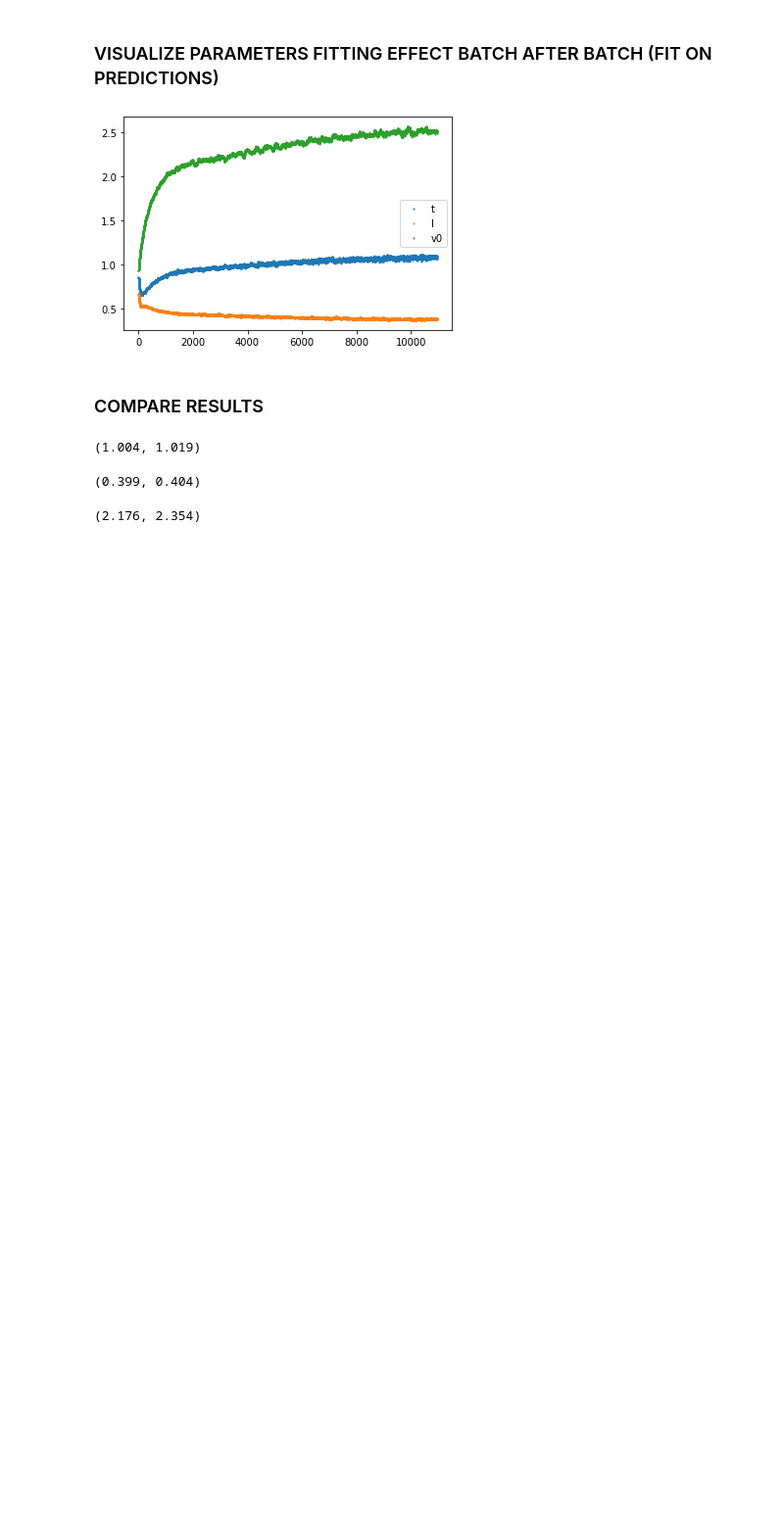
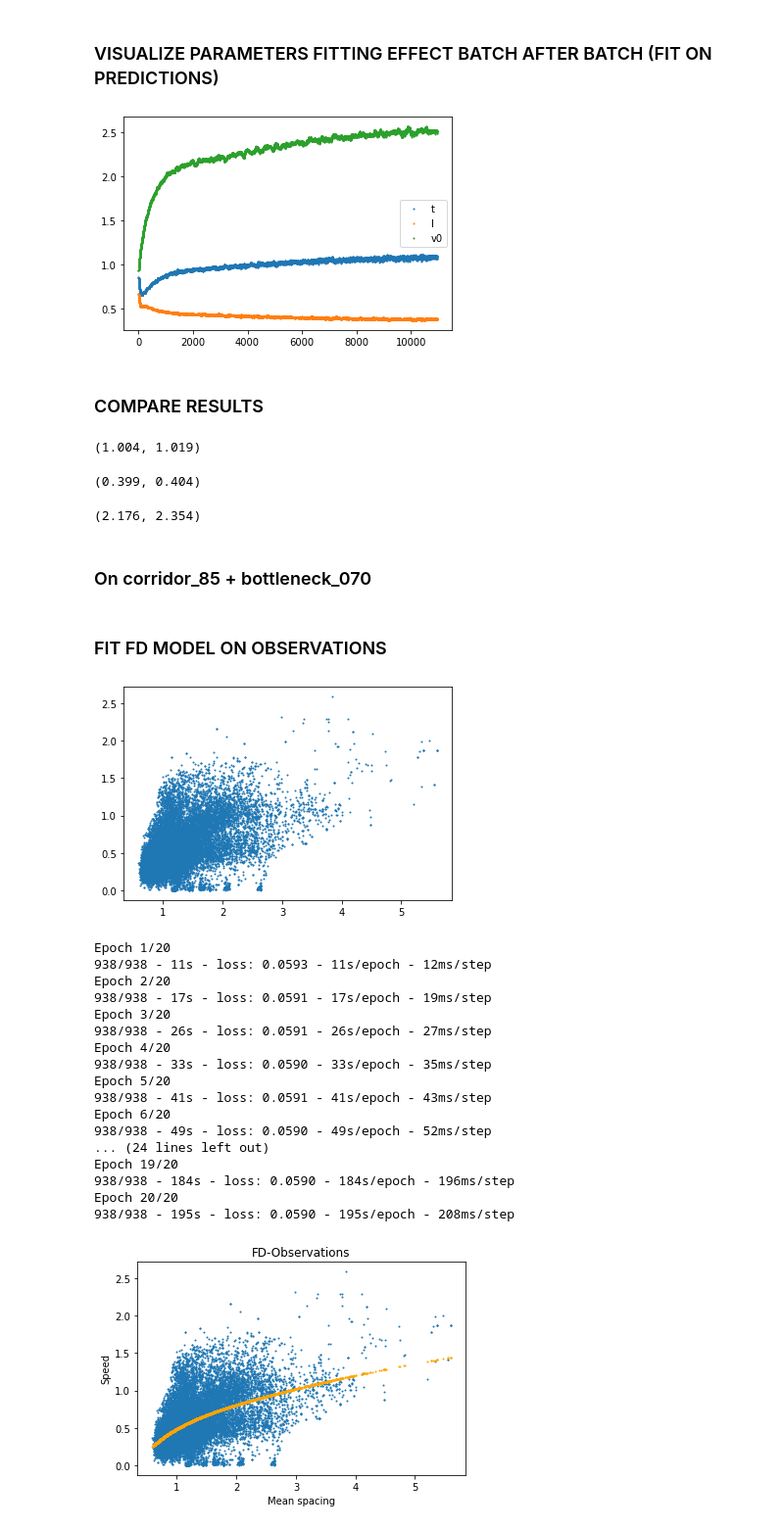
Before and after one commit to AlexPasqua/MLCMS-project, a Jupyter notebook: src/attempts/compare_FD_params.ipynb, the cells around one changed output. Shown at 98% size. Saved outputs shown, nothing was run; the diff lists cells and outputs as text; code cells hidden in the pictures; blank space fills up the shorter version.

```diff
--- a/src/attempts/compare_FD_params.ipynb
+++ b/src/attempts/compare_FD_params.ipynb
@@ -379,3 +380,63 @@ fd1_l, fd2_l
 fd1_v0, fd2_v0
 # %% [output]
 (2.176, 2.354)
+# %% [markdown]
+### On corridor_85 + bottleneck_070
+# %%
+data_path = "../data/dataset_corridor_85"
+task_train=['corridor_85', 'bottleneck_070']
+X_train, y_train, fd_x_train = _get_data_for_train_both_models(base_path="../data/training_data/", task_data=task_train, train=True)
+indexes = np.arange(len(X_train))
+indexes = np.random.choice(indexes, size=30000, replace=True)
+X_train = X_train[indexes]
+y_train = y_train[indexes]
+fd_x_train = fd_x_train[indexes]
+fd_data = fd_x_train
+fd_targets = y_train
+# %% [markdown]
+### FIT FD MODEL ON OBSERVATIONS
+# %%
+plt.scatter(fd_data, fd_targets, s=1)  # original data
+plt.show()
+
+# to stop the computation when model is at its cap
+callback = EarlyStopping(monitor='loss', patience=10)  # default on val_loss
+
+# train the FD model
+model = FD_Network()
+model.compile(optimizer='adam', loss='mse', run_eagerly=True)
+model.fit(x=fd_data, y=fd_targets, epochs=20, verbose=2, callbacks=[callback])
+
+# generate the FD speeds with prediction
+mean_spacings = fd_data
+fd_speeds = model.predict(x=mean_spacings)
+model.mse = np.mean((fd_speeds-fd_targets)**2)
+
+
+# plot the FD prediction over the observations
+plt.scatter(fd_data, fd_targets, s=1)  # original data
+plt.scatter(mean_spacings, fd_speeds, c='orange', s=1)  # fd model data
+plt.xlabel("Mean spacing")
+plt.ylabel("Speed")
+plt.title("FD-Observations")
+plt.show()
+# %% [output]
+[figure, added]
+Epoch 1/20
+938/938 - 11s - loss: 0.0593 - 11s/epoch - 12ms/step
+Epoch 2/20
+938/938 - 17s - loss: 0.0591 - 17s/epoch - 19ms/step
+Epoch 3/20
+938/938 - 26s - loss: 0.0591 - 26s/epoch - 27ms/step
+Epoch 4/20
+938/938 - 33s - loss: 0.0590 - 33s/epoch - 35ms/step
+Epoch 5/20
+938/938 - 41s - loss: 0.0591 - 41s/epoch - 43ms/step
+Epoch 6/20
+938/938 - 49s - loss: 0.0590 - 49s/epoch - 52ms/step
+... (24 lines left out)
+Epoch 19/20
+938/938 - 184s - loss: 0.0590 - 184s/epoch - 196ms/step
+Epoch 20/20
+938/938 - 195s - loss: 0.0590 - 195s/epoch - 208ms/step
+[figure, added]
```
Also changed, not shown: parts of 12 cells of this notebook, 2 other files.
